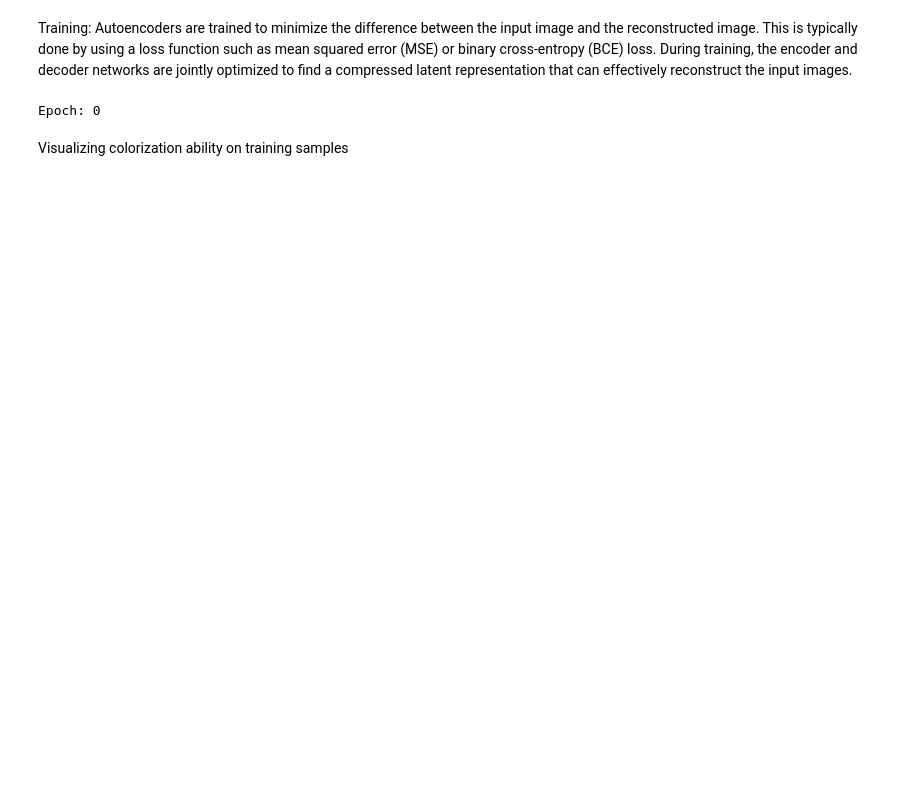
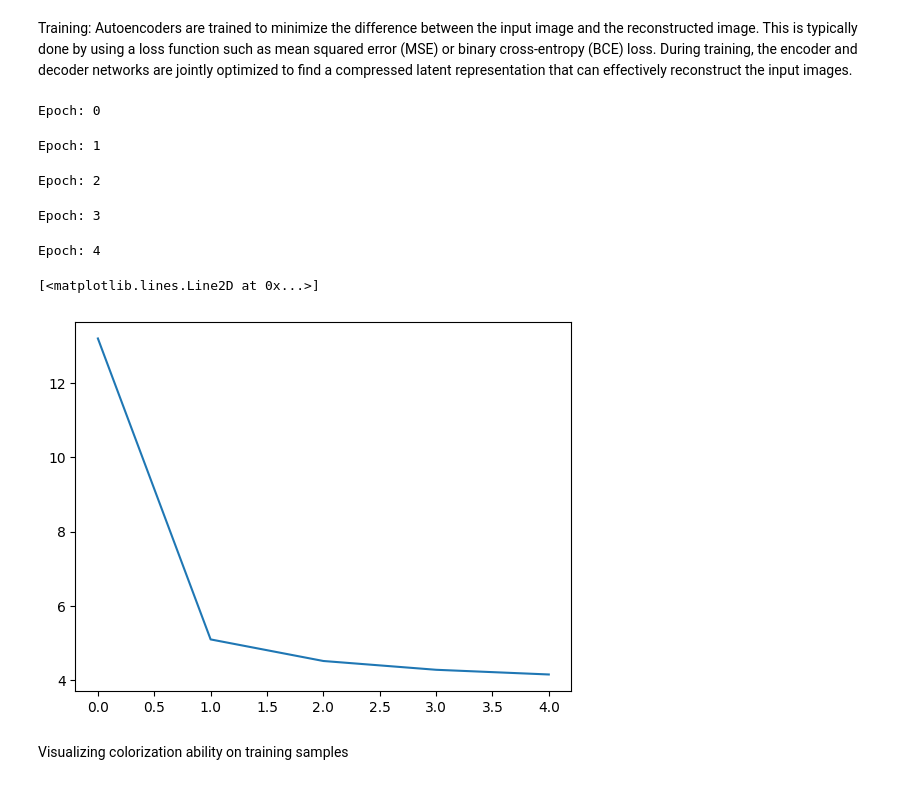
Before and after one commit to seba6029/LMHAI, a Jupyter notebook: Week1/LMHSS23_AAI_Week1_Ex1_Sebastian.ipynb, the cells around one changed output. Drawn from its saved outputs; the diff is of its cells as text; code cells hidden in the pictures; blank space fills up the shorter version.

```diff
--- a/Week1/LMHSS23_AAI_Week1_Ex1_Sebastian.ipynb
+++ b/Week1/LMHSS23_AAI_Week1_Ex1_Sebastian.ipynb
@@ -250,7 +250,7 @@ Estimated Total Size (MB): 6.07
 Training: Autoencoders are trained to minimize the difference between the input image and the reconstructed image. This is typically done by using a loss function such as mean squared error (MSE) or binary cross-entropy (BCE) loss. During training, the encoder and decoder networks are jointly optimized to find a compressed latent representation that can effectively reconstruct the input images.
 # %%
 # some initial choices
-EPOCHS = 3
+EPOCHS = 5
 LEARNING_RATE = 1e-4
 
 BATCH_SIZE = 64
@@ -270,33 +270,39 @@ for i in range(EPOCHS):
 
   for j,batch in tqdm(enumerate(train_loader)): # parsing training
 
     X = batch[0].to(device)
 
     # we input a greyscale image (mean over channels) to out network
     X_gs = X.mean(1).reshape(-1, 1, 32, 32)
 
     # parse to model
     Xhat = model(X_gs)
 
     # note we predict Xhat, i.e. a color image which we compare to full color image X
     loss = F.mse_loss(Xhat, X)
 
     # for each mini-batch we set gradients to zero
     opt.zero_grad()
 
     # and performs backwards prop
     loss.backward()
     opt.step()
 
     # accumulate losses from batch
     total_loss+=loss.item()
 
   ls.append(total_loss)
 
 # plotting loss-scores
 plt.plot(ls)
 # %% [output]
 Epoch: 0
+Epoch: 1
+Epoch: 2
+Epoch: 3
+Epoch: 4
+[<matplotlib.lines.Line2D at 0x...>]
+[figure, added]
 # %% [markdown]
 Visualizing colorization ability on training samples
 # %%
```
Also changed, not shown: parts of 6 cells of this notebook.
